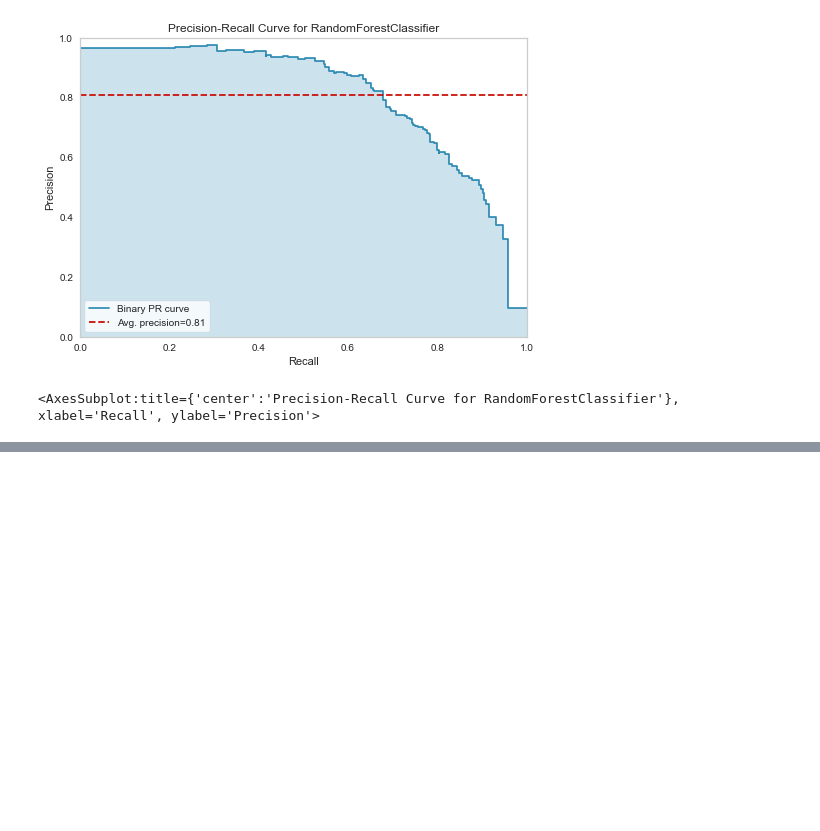
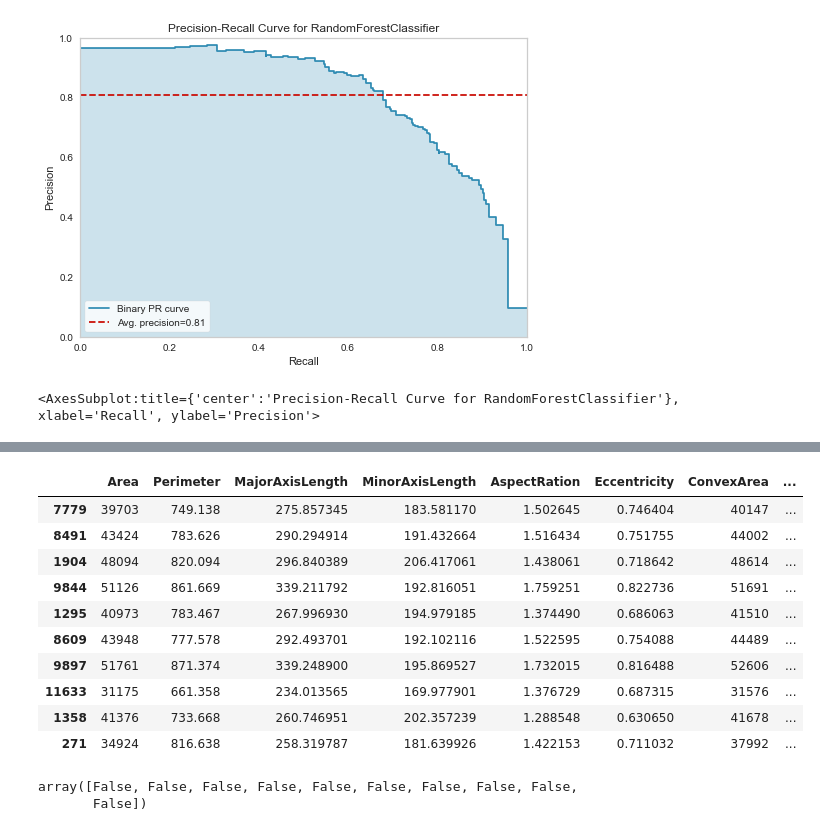
Before and after one commit to lukfr/biz_analytics_a_app, a Jupyter notebook: notebooks/world_tour.ipynb, the cells around one changed output, grey strips where cells are left out. Saved outputs shown, nothing was run; the diff lists cells and outputs as text; code cells hidden in the pictures; blank space fills up the shorter version.

```diff
--- a/notebooks/world_tour.ipynb
+++ b/notebooks/world_tour.ipynb
@@ -108,3 +108,18 @@ visualizer.show()
 # %% [output]
 [figure]
 <AxesSubplot:title={'center':'Precision-Recall Curve for RandomForestClassifier'}, xlabel='Recall', ylabel='Precision'>
+# %%
+#Scikit-Learn Pipeline erstellen
+from sklearn.pipeline import make_pipeline
+from sklearn.compose import ColumnTransformer
+from sklearn.preprocessing  import StandardScaler
+from sklearn.ensemble import RandomForestClassifier
+
+pipeline = make_pipeline(
+    ColumnTransformer([
+        ('select_columns','passthrough',
+        ['EquivDiameter', 'ShapeFactor1', 'ShapeFactor2', 'ShapeFactor3'])
+    ]),
+    StandardScaler(),
+    RandomForestClassifier()
+    )
@@ -110,0 +133,3 @@ visualizer.show()
+# %%
+#4: Modell mit allen Daten trainieren
+pipeline.fit(data_orig, data_orig['Class'])
@@ -110,0 +146,32 @@ visualizer.show()
+# %%
+#5: Modell speichern
+import pickle
+with open('pipeline.pkl','wb')as file:
+    pickle.dump(pipeline,file)
+
+#6 Modell laden
+with open('pipeline.pkl','rb')as file:
+    pickle.load(file)
+
+#7: Daten zur Vorhersgae bestimmen
+prediction_input = data_orig.sample(10)
+prediction_input
+# %% [output]
+|  | Area | Perimeter | MajorAxisLength | MinorAxisLength | AspectRation | Eccentricity | ConvexArea | ... |
+| 7779 | 39703 | 749.138 | 275.857345 | 183.581170 | 1.502645 | 0.746404 | 40147 | ... |
+| 8491 | 43424 | 783.626 | 290.294914 | 191.432664 | 1.516434 | 0.751755 | 44002 | ... |
+| 1904 | 48094 | 820.094 | 296.840389 | 206.417061 | 1.438061 | 0.718642 | 48614 | ... |
+| 9844 | 51126 | 861.669 | 339.211792 | 192.816051 | 1.759251 | 0.822736 | 51691 | ... |
+| 1295 | 40973 | 783.467 | 267.996930 | 194.979185 | 1.374490 | 0.686063 | 41510 | ... |
+| 8609 | 43948 | 777.578 | 292.493701 | 192.102116 | 1.522595 | 0.754088 | 44489 | ... |
+| 9897 | 51761 | 871.374 | 339.248900 | 195.869527 | 1.732015 | 0.816488 | 52606 | ... |
+| 11633 | 31175 | 661.358 | 234.013565 | 169.977901 | 1.376729 | 0.687315 | 31576 | ... |
+| 1358 | 41376 | 733.668 | 260.746951 | 202.357239 | 1.288548 | 0.630650 | 41678 | ... |
+| 271 | 34924 | 816.638 | 258.319787 | 181.639926 | 1.422153 | 0.711032 | 37992 | ... |
+# %%
+#8: Vorhersage machen
+predictions = pipeline.predict(prediction_input)
+predictions
+# %% [output]
+array([False, False, False, False, False, False, False, False, False,
+       False])
```
Also changed, not shown: parts of 3 cells of this notebook.
